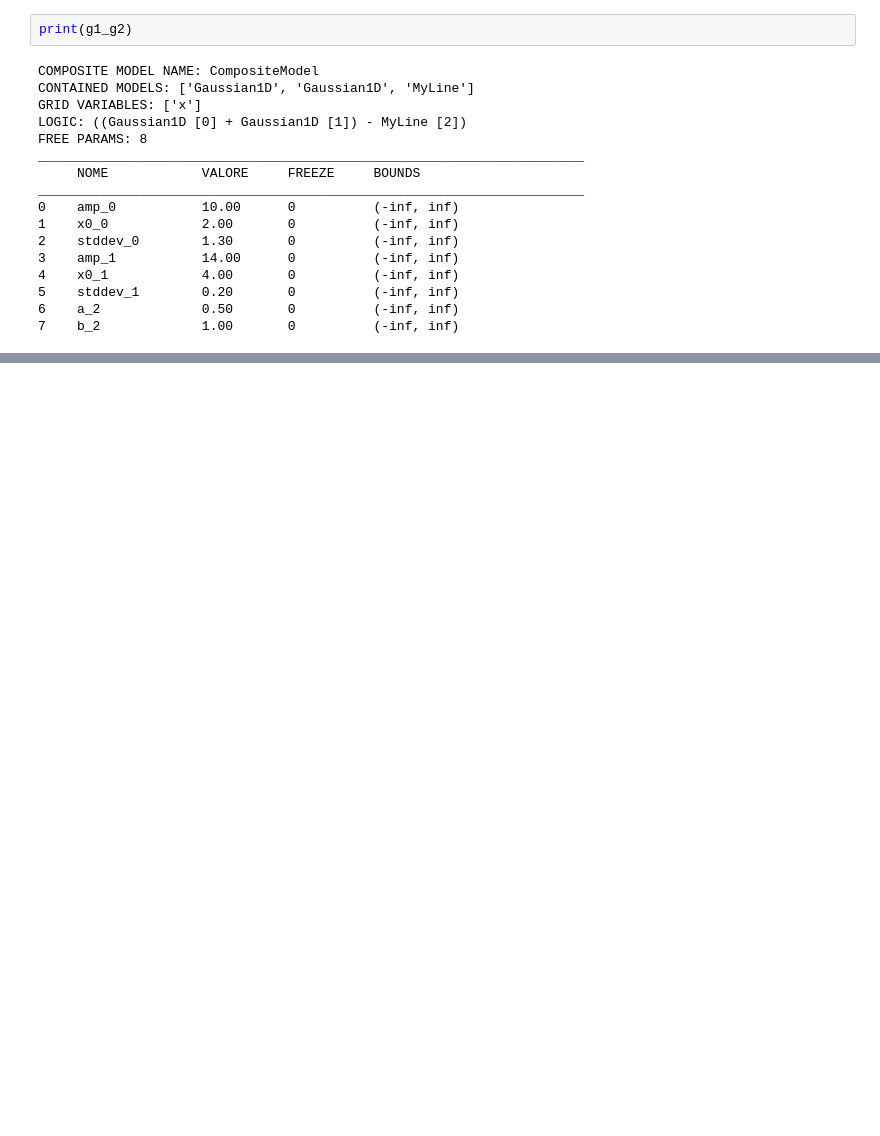
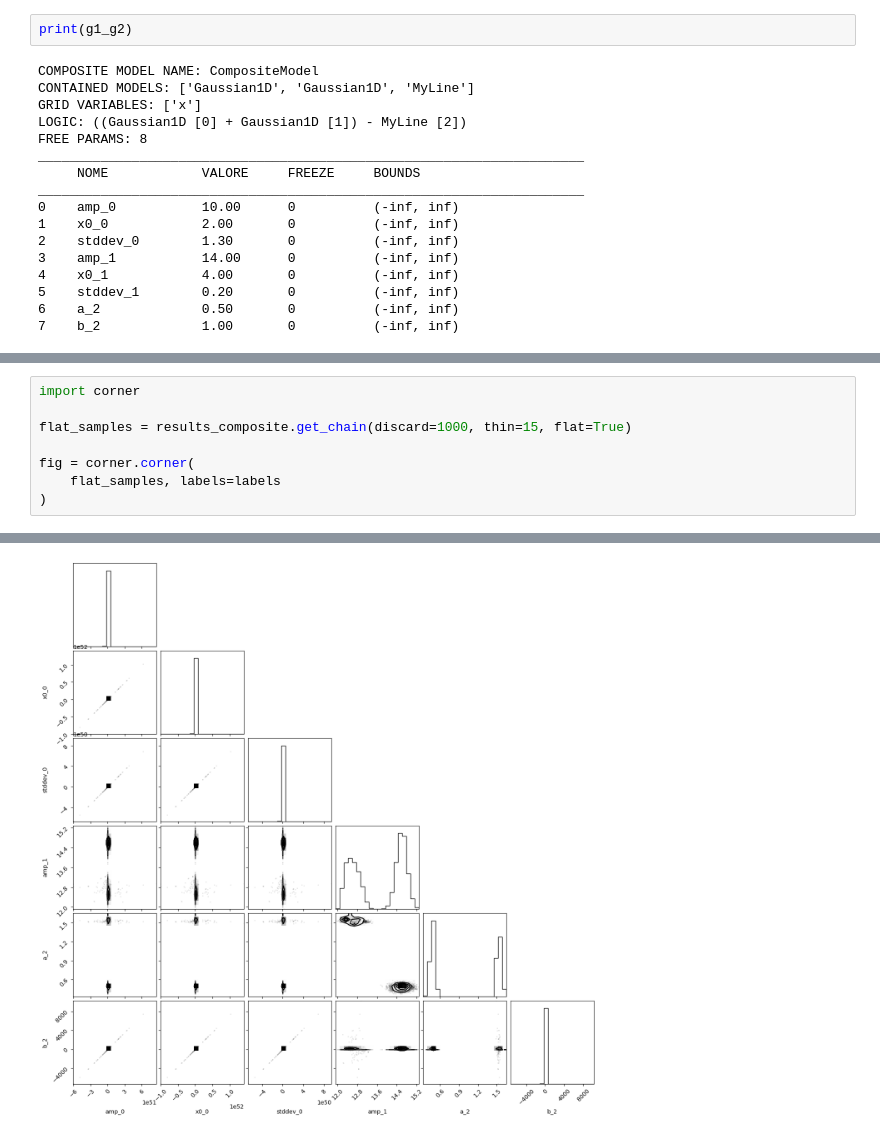
Before and after one commit to m4ttes4/CosmoSynth, a Jupyter notebook: basic_fitting.ipynb, the cells around one changed output, grey strips where cells are left out. Drawn from its saved outputs; the diff is of its cells as text; blank space fills up the shorter version.

```diff
--- a/basic_fitting.ipynb
+++ b/basic_fitting.ipynb
@@ -205,0 +247,9 @@ Optimizee Params ['amp_0', 'x0_0', 'stddev_0', 'amp_1', 'x0_1', 'stddev_1', 'a_2
+# %%
+import corner
+
+flat_samples = results_composite.get_chain(discard=1000, thin=15, flat=True)
+
+fig = corner.corner(
+    flat_samples, labels=labels
+)
+# %% [output]
@@ -205,0 +266 @@ Optimizee Params ['amp_0', 'x0_0', 'stddev_0', 'amp_1', 'x0_1', 'stddev_1', 'a_2
+[figure, added]
```
Also changed, not shown: parts of 8 cells of this notebook, 1 other file.
